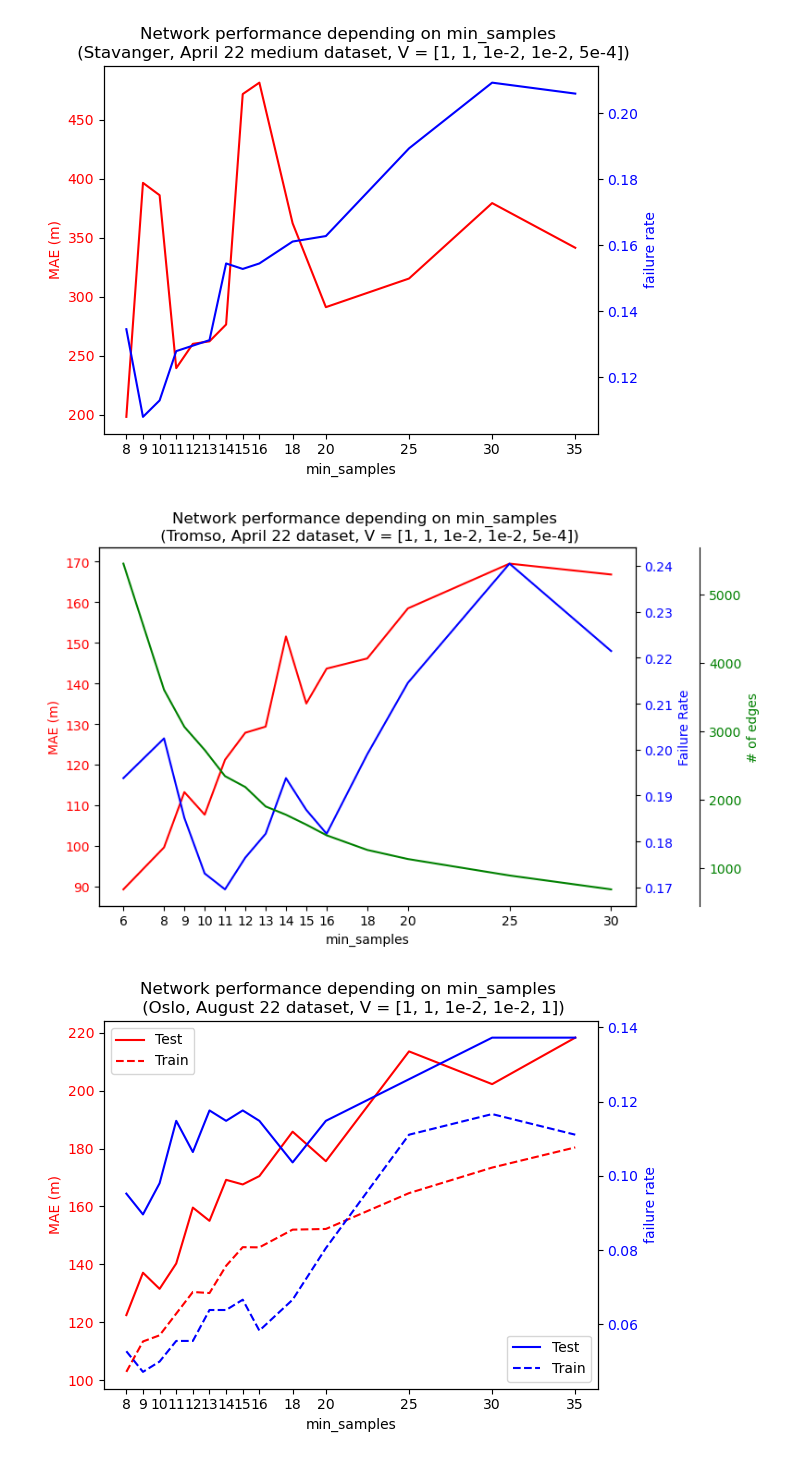
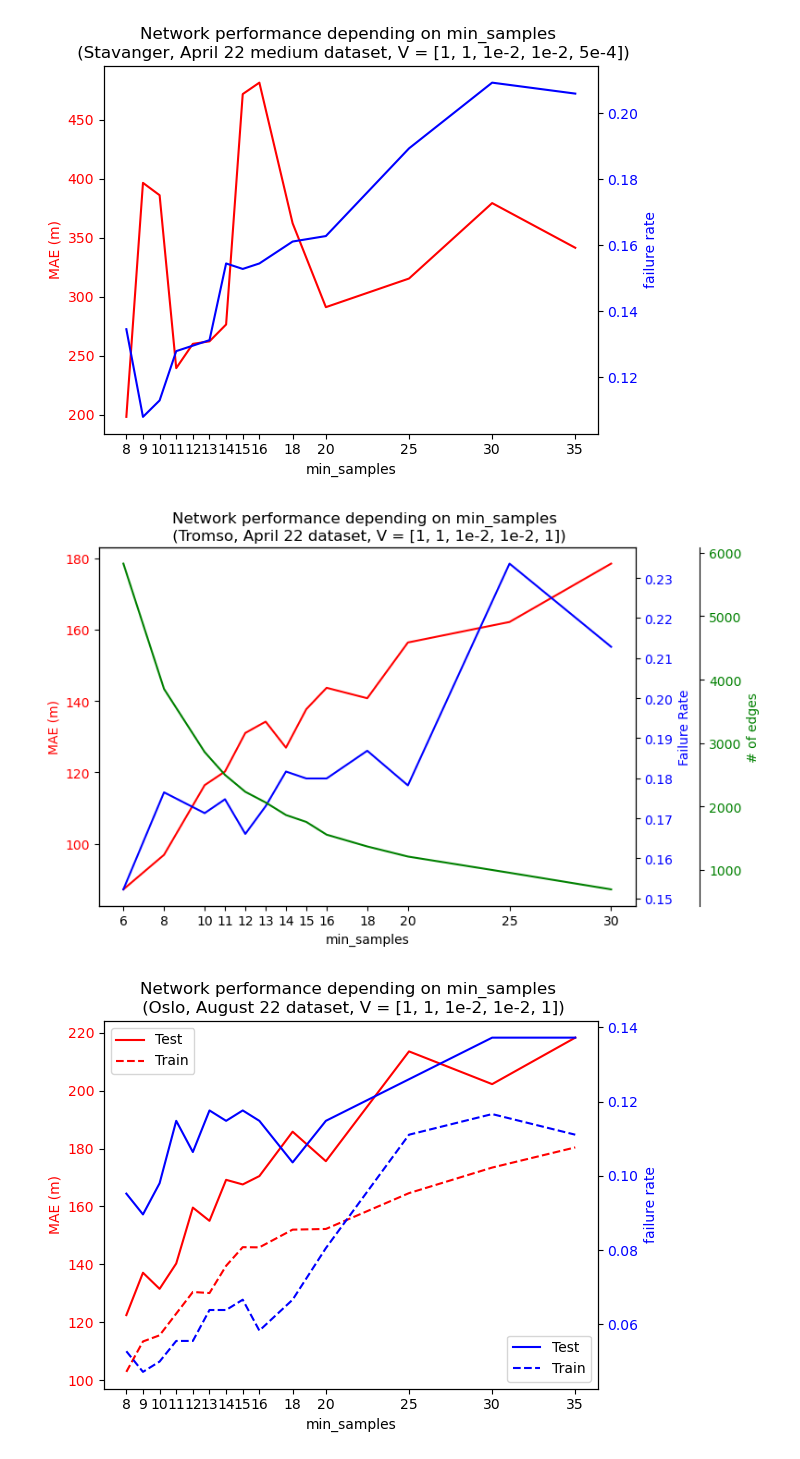
Before and after one commit to vhffm/maritime_route_prediction, a Jupyter notebook: notebooks/11_parameters_analysis.ipynb, the cells around one changed output. Cells and saved outputs as stored; diff of their text form; code cells hidden in the pictures.

```diff
--- a/notebooks/11_parameters_analysis.ipynb
+++ b/notebooks/11_parameters_analysis.ipynb
@@ -22,7 +22,7 @@ Movingpandas has version 0.17.1
 eval_df = pd.read_csv('../models/Maritime-Traffic-Network.csv')
 eval_df['algorithm'].fillna('V1.0', inplace=True)
 #eval_df = eval_df[eval_df['algorithm']=='V2.0']
-eval_df.dropna(inplace = True)
+#eval_df.dropna(inplace = True)
 eval_df.info()
 # %% [output]
 <class 'pandas.core.frame.DataFrame'>
@@ -133,39 +133,39 @@ fig.show()
 # DEPENDENCE: MIN_SAMPLES (Tromso)
 eval_df.sort_values(by='min_samples', inplace=True)
 
-filter = (eval_df['n_points']==796177) & (eval_df['V 5']==5e-4) & (eval_df['V 3,4']==1e-2) & (eval_df['algorithm']=='V7.0(SSPD)') & (eval_df['min_samples']!=7)
+filter = (eval_df['n_points']==796177) & (eval_df['V 5']==1) & (eval_df['V 3,4']==1e-2) & (eval_df['algorithm']=='V7.0(SSPD,std)') & (eval_df['min_samples']!=7)
 x = eval_df[filter]['min_samples']
 
 # configure axes
 fig, ax1 = plt.subplots(figsize=[8, 5])
 ax1.set_xlabel('min_samples')
 ax1.set_ylabel('MAE (m)', color='red')
 ax1.tick_params(axis='y', labelcolor='red')
 ax1.set_xticks(x)
 ax2 = ax1.twinx()
 ax2.set_ylabel('Failure Rate', color='blue')
 ax2.tick_params(axis='y', labelcolor='blue')
 ax3 = ax1.twinx()
 #ax3.set_ylabel('Running Time (s)', color='green')
 ax3.set_ylabel('# of edges', color='green')
 ax3.tick_params(axis='y', labelcolor='green')
 ax2.spines['right'].set_position(('outward', 0))  # Adjust the offset as needed
 ax3.spines['right'].set_position(('outward', 50))  # Adjust the offset as needed
 
 y1 = eval_df[filter]['Mean']
 y2 = 1-eval_df[filter]['success']
 #y3 = eval_df[filter]['Running Time']
 y3 = eval_df[filter]['n_edges']
 ax1.plot(x, y1, color='red')
 ax2.plot(x, y2, color='blue')
 ax3.plot(x, y3, color='green')
 
-plt.title('Network performance depending on min_samples \n (Tromso, April 22 dataset, V = [1, 1, 1e-2, 1e-2, 5e-4])')
+plt.title('Network performance depending on min_samples \n (Tromso, April 22 dataset, V = [1, 1, 1e-2, 1e-2, 1])')
 fig.tight_layout()  # otherwise the right y-label is slightly clipped
 plt.savefig('min_samples_tromso.png')
 fig.show()
 # %% [output]
-[figure, old version]
+[figure, new version]
 # %%
 # DEPENDENCE: MIN_SAMPLES (Oslo)
 eval_df.sort_values(by='min_samples', inplace=True)
```
Also changed, not shown: parts of 3 cells of this notebook, 14 other files.
